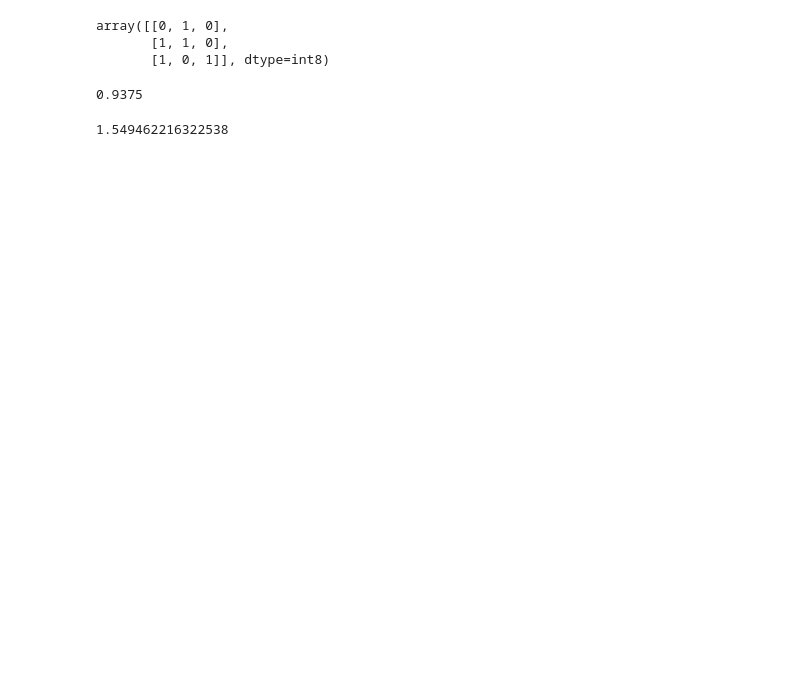
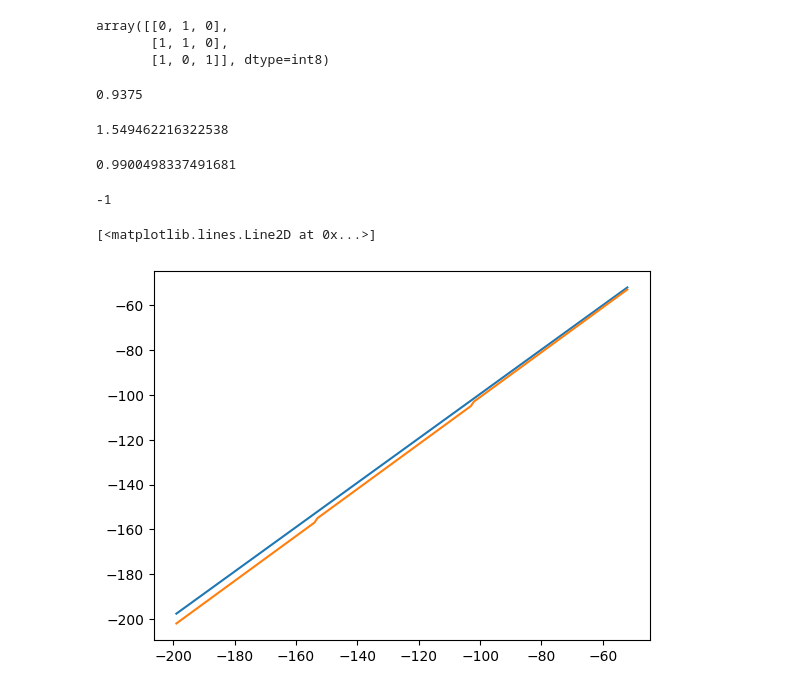
Before and after one commit to superbignut/superbigdog, a Jupyter notebook: main.ipynb, the cells around one changed output. Cells and saved outputs as stored; diff of their text form; code cells hidden in the pictures; blank space fills up the shorter version.

```diff
--- a/main.ipynb
+++ b/main.ipynb
@@ -35,3 +33,23 @@ np.exp(-0.1/(-0.1 / np.log(15/16)))
 (-0.1 / np.log(15/16))
 # %% [output]
 1.549462216322538
+# %%
+import numpy as np
+np.exp(-1/100)
+# %% [output]
+0.9900498337491681
+# %%
+ls_x = [item for item in range(-52, -200, -1)]
+# %%
+-52 * 3 // 256
+# %% [output]
+-1
+# %%
+import matplotlib.pyplot as plt
+ls_y1 = [0.99 * x + 0.01 * (-60) for x in ls_x]
+ls_y2 = [x + x * 5 // 256 + 1 for x in ls_x]
+plt.plot(ls_x, ls_y1)
+plt.plot(ls_x, ls_y2)
+# %% [output]
+[<matplotlib.lines.Line2D at 0x...>]
+[figure, added]
```
Also changed, not shown: parts of 8 cells of this notebook, 14 other files.
